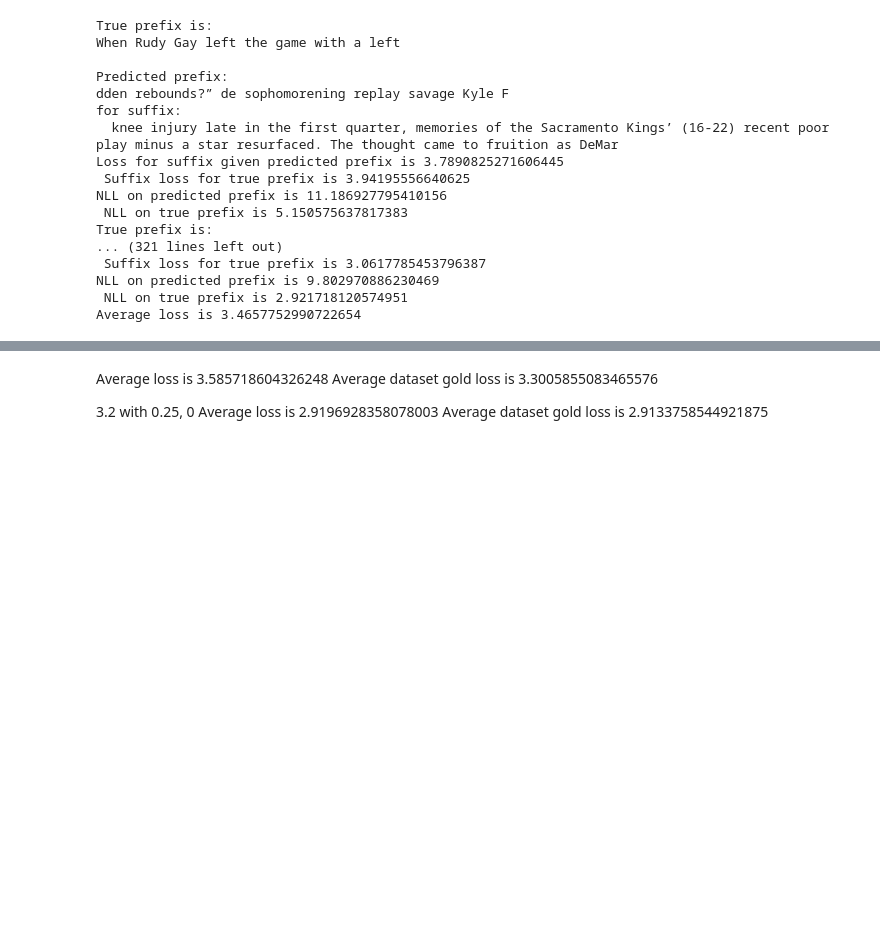
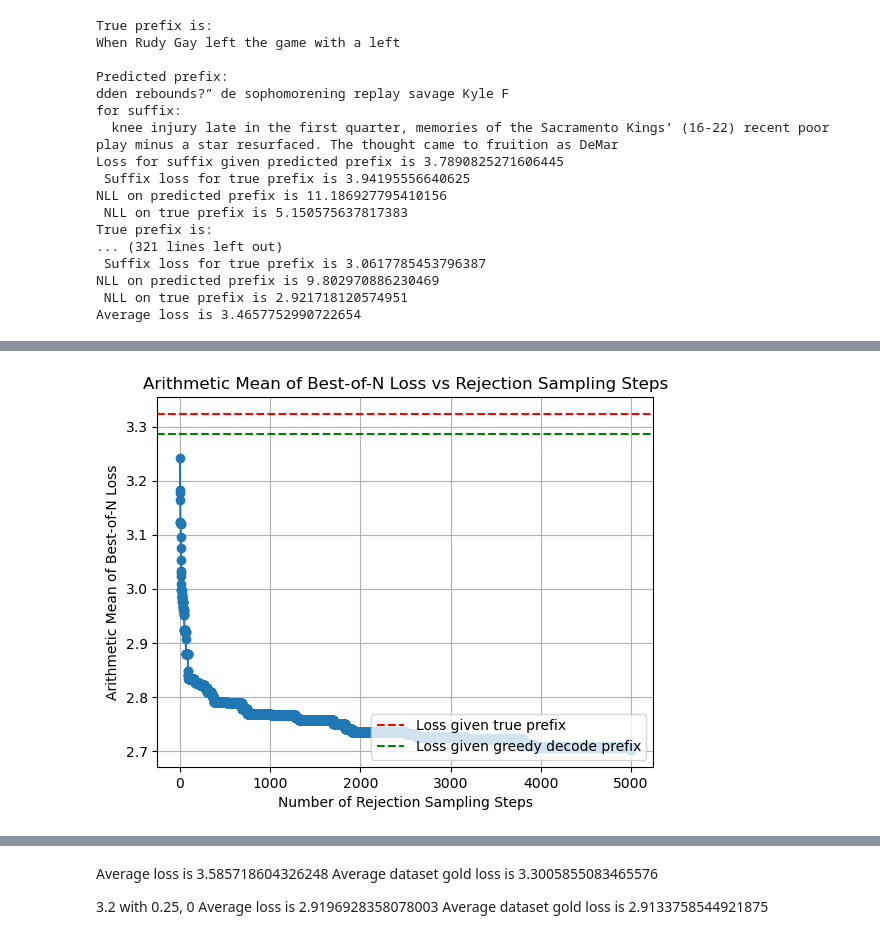
Before and after one commit to abhay-sheshadri/reverse-dynamics-nlp, a Jupyter notebook: jupyworkshop.ipynb, the cells around one changed output, grey strips where cells are left out. Cells and saved outputs as stored; diff of their text form; code cells hidden in the pictures; blank space fills up the shorter version.

```diff
--- a/jupyworkshop.ipynb
+++ b/jupyworkshop.ipynb
@@ -28,0 +30,3 @@ def rand_init(seq_length: int, tokenizer):
+# %%
+pile_test = load_dataset('json', data_files='/vast/work/public/ml-datasets/pile/test.jsonl')
+tokenizer = AutoTokenizer.from_pretrained("afterless/reverse-pythia-160m")
@@ -160,0 +304,24 @@ Average dataset gold loss is 3.3005855083465576
+# %%
+
+
+# Initialization
+Ns = range(1, rejection_sample)
+mean_best_of_N_loss = []
+
+for N in Ns:
+    best_of_N_loss = [min(single_list[:N]) for single_list in all_losses]
+    mean_best_of_N_loss.append(np.mean(best_of_N_loss))
+
+# Plotting
+plt.figure()
+plt.plot(Ns, mean_best_of_N_loss, marker='o')
+plt.axhline(y=sum(dataset_gold_loss)/len(dataset_gold_loss), color='r', linestyle='--', label='Loss given true prefix')
+plt.axhline(y=mean_natural_loss[0], color='g', linestyle='--', label='Loss given greedy decode prefix')
+plt.xlabel('Number of Rejection Sampling Steps')
+plt.ylabel('Arithmetic Mean of Best-of-N Loss')
+plt.title('Arithmetic Mean of Best-of-N Loss vs Rejection Sampling Steps')
+plt.legend(loc='lower right')
+plt.grid(True)
+plt.show()
+# %% [output]
+[figure, added]
```
Also changed, not shown: parts of 19 cells of this notebook, 1 other file.
